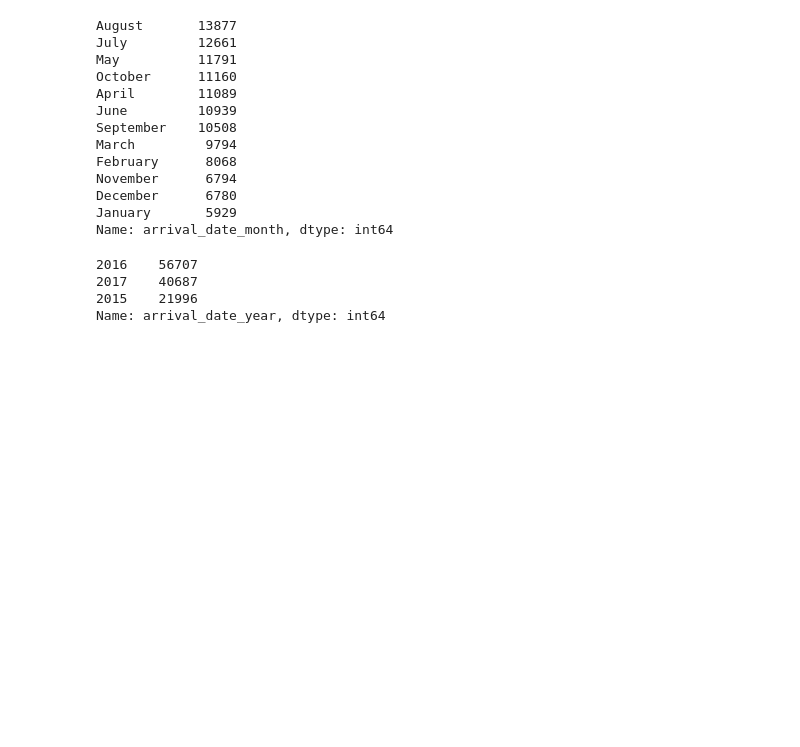
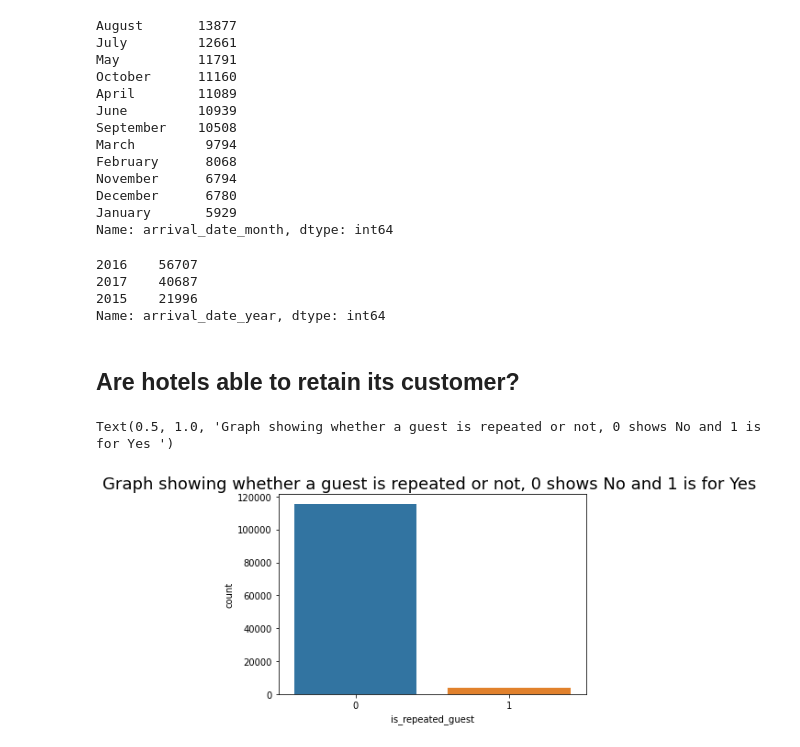
Before and after one commit to Jitesh-333/Capstone_Project, a Jupyter notebook: Hotel_Booking_Analysis_Capstone_Project.ipynb, the cells around one changed output. Saved outputs shown, nothing was run; the diff lists cells and outputs as text; code cells hidden in the pictures; blank space fills up the shorter version.

```diff
--- a/Hotel_Booking_Analysis_Capstone_Project.ipynb
+++ b/Hotel_Booking_Analysis_Capstone_Project.ipynb
@@ -246,3 +203,10 @@ df['arrival_date_year'].value_counts()
 2017    40687
 2015    21996
 Name: arrival_date_year, dtype: int64
+# %% [markdown]
+## **Are hotels able to retain its customer?**
+# %%
+sns.countplot(data = df, x = 'is_repeated_guest').set_title('Graph showing whether a guest is repeated or not, 0 shows No and 1 is for Yes ', fontsize = 18)
+# %% [output]
+Text(0.5, 1.0, 'Graph showing whether a guest is repeated or not, 0 shows No and 1 is for Yes ')
+[figure, added]
```
Also changed, not shown: parts of 16 cells of this notebook.
